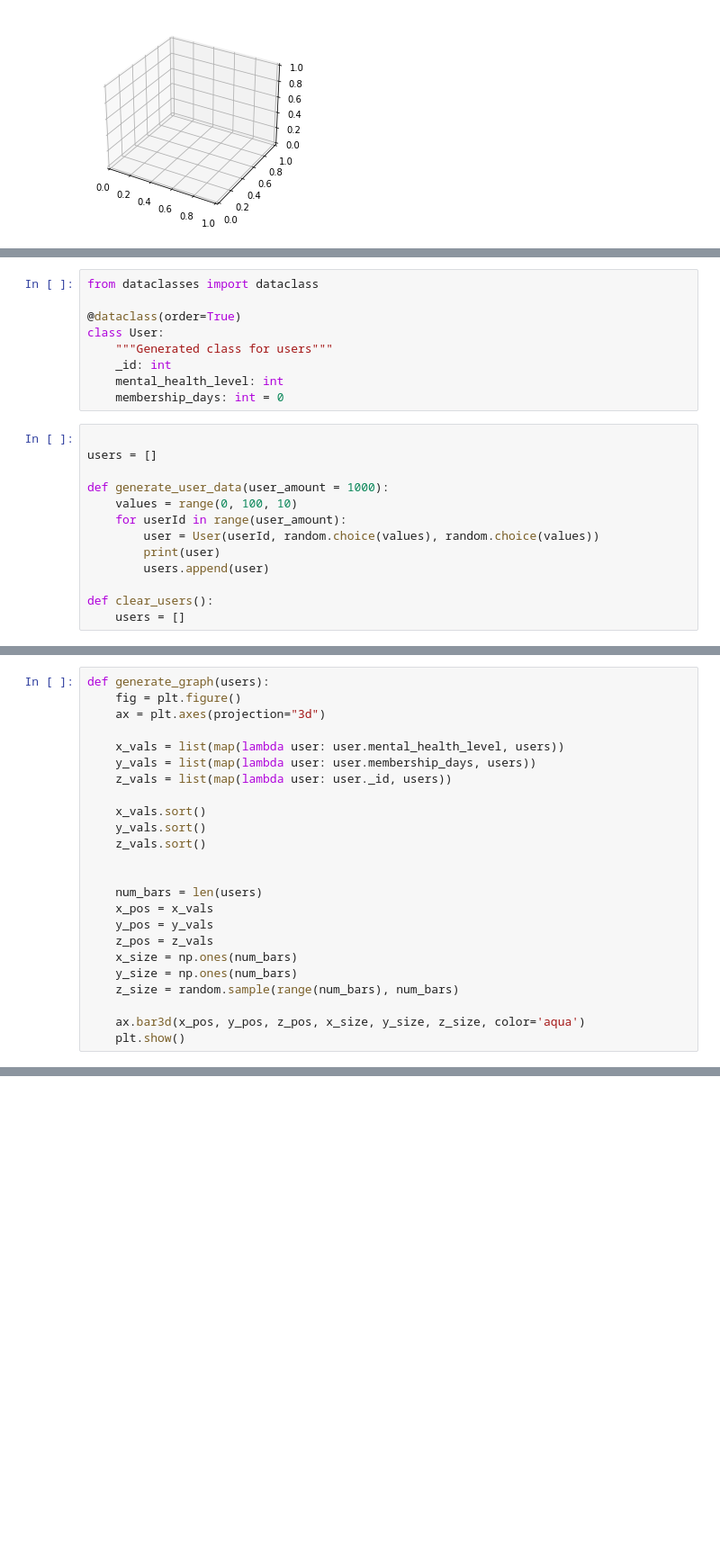
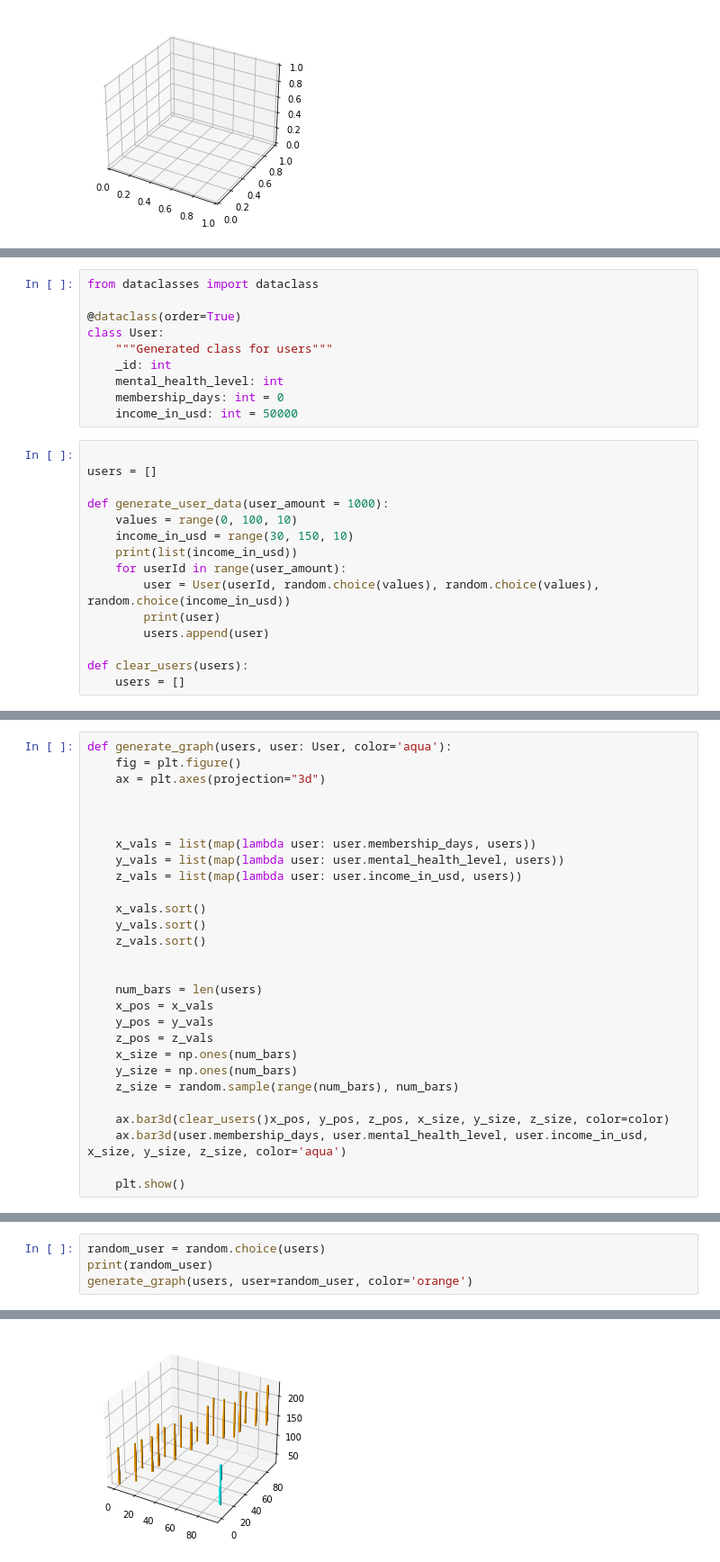
Before and after one commit to KristofferTolboll2/Business-Intelligence-Exam, a Jupyter notebook: jupyter-notebook/Graphs.ipynb, the cells around one changed output, grey strips where cells are left out. Shown at 90% size. Saved outputs shown, nothing was run; the diff lists cells and outputs as text; blank space fills up the shorter version.

```diff
--- a/jupyter-notebook/Graphs.ipynb
+++ b/jupyter-notebook/Graphs.ipynb
@@ -34,17 +34,20 @@ class User:
     _id: int
     mental_health_level: int
     membership_days: int = 0
+    income_in_usd: int = 50000
 # %%
 
 users = []
 
 def generate_user_data(user_amount = 1000):
     values = range(0, 100, 10)
+    income_in_usd = range(30, 150, 10)
+    print(list(income_in_usd))
     for userId in range(user_amount):
-        user = User(userId, random.choice(values), random.choice(values))
+        user = User(userId, random.choice(values), random.choice(values), random.choice(income_in_usd))
         print(user)
         users.append(user)
 
-def clear_users():
+def clear_users(users):
     users = []
 # %%
@@ -73,11 +83,13 @@ clear_users()
 # %%
-def generate_graph(users):
+def generate_graph(users, user: User, color='aqua'):
     fig = plt.figure()
     ax = plt.axes(projection="3d")
 
-    x_vals = list(map(lambda user: user.mental_health_level, users))
-    y_vals = list(map(lambda user: user.membership_days, users))
-    z_vals = list(map(lambda user: user._id, users))
+
+
+    x_vals = list(map(lambda user: user.membership_days, users))
+    y_vals = list(map(lambda user: user.mental_health_level, users))
+    z_vals = list(map(lambda user: user.income_in_usd, users))
 
     x_vals.sort()
     y_vals.sort()
@@ -92,5 +104,7 @@ def generate_graph(users):
     y_size = np.ones(num_bars)
     z_size = random.sample(range(num_bars), num_bars)
 
-    ax.bar3d(x_pos, y_pos, z_pos, x_size, y_size, z_size, color='aqua')
+    ax.bar3d(clear_users()x_pos, y_pos, z_pos, x_size, y_size, z_size, color=color)
+    ax.bar3d(user.membership_days, user.mental_health_level, user.income_in_usd, x_size, y_size, z_size, color='aqua')
+
     plt.show()
@@ -96,0 +115,5 @@ def generate_graph(users):
+# %%
+random_user = random.choice(users)
+print(random_user)
+generate_graph(users, user=random_user, color='orange')
+# %% [output]
@@ -96,0 +121 @@ def generate_graph(users):
+[figure, added]
```
Also changed, not shown: parts of 8 cells of this notebook, 20 other files.
